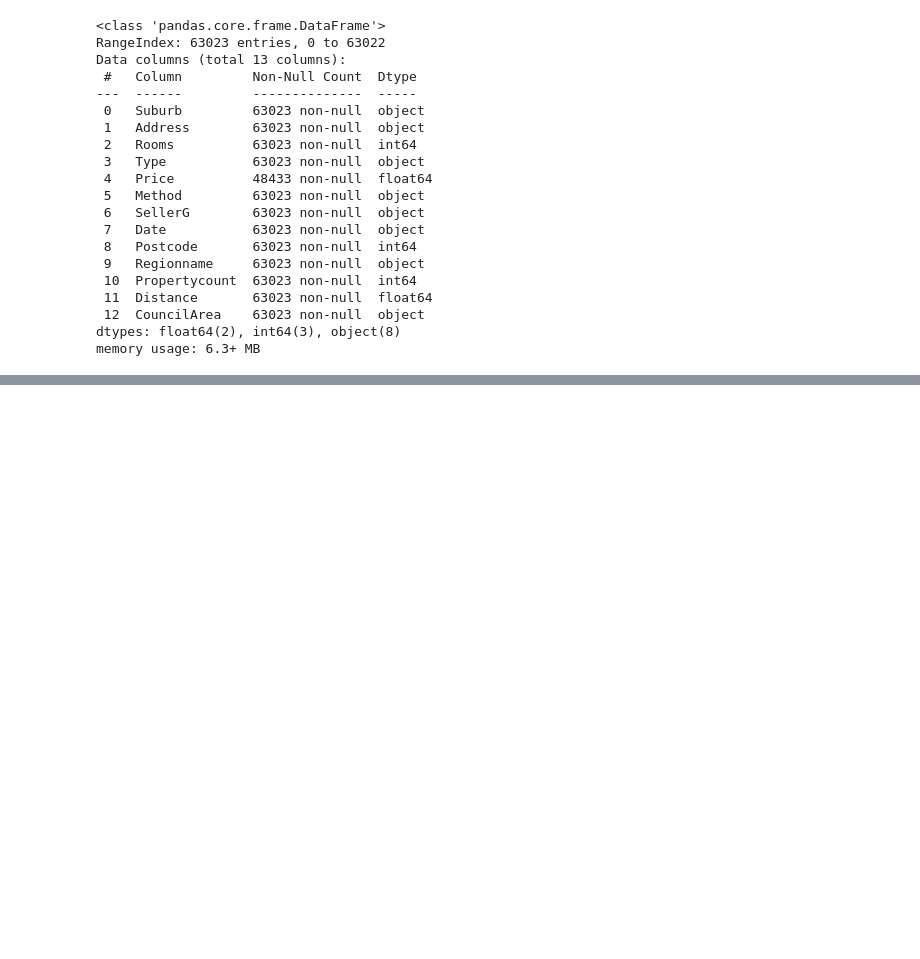
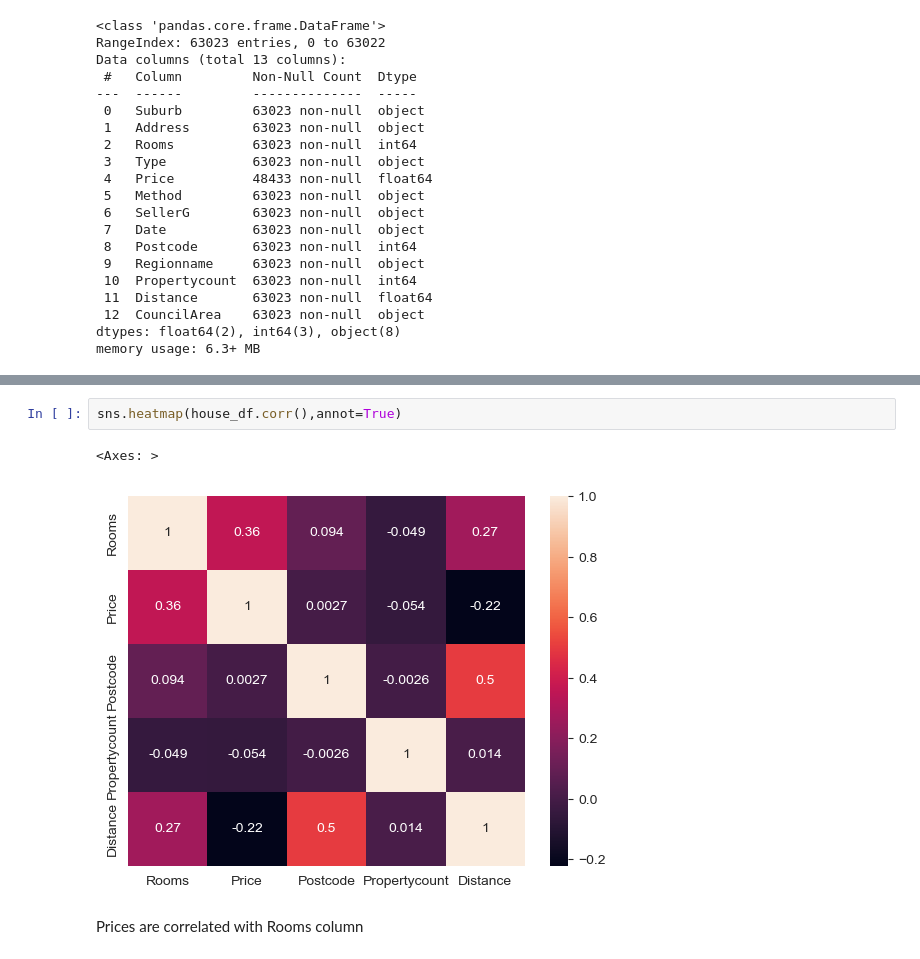
Before and after one commit to Subash0812/House_price_prediction-, a Jupyter notebook: house_price_pred.ipynb, the cells around one changed output, grey strips where cells are left out. Drawn from its saved outputs; the diff is of its cells as text; blank space fills up the shorter version.

```diff
--- a/house_price_pred.ipynb
+++ b/house_price_pred.ipynb
@@ -46,0 +125,7 @@ memory usage: 6.3+ MB
+# %%
+sns.heatmap(house_df.corr(),annot=True)
+# %% [output]
+<Axes: >
+[figure, added]
+# %% [markdown]
+Prices are correlated with Rooms column
```
Also changed, not shown: parts of 8 cells of this notebook.
